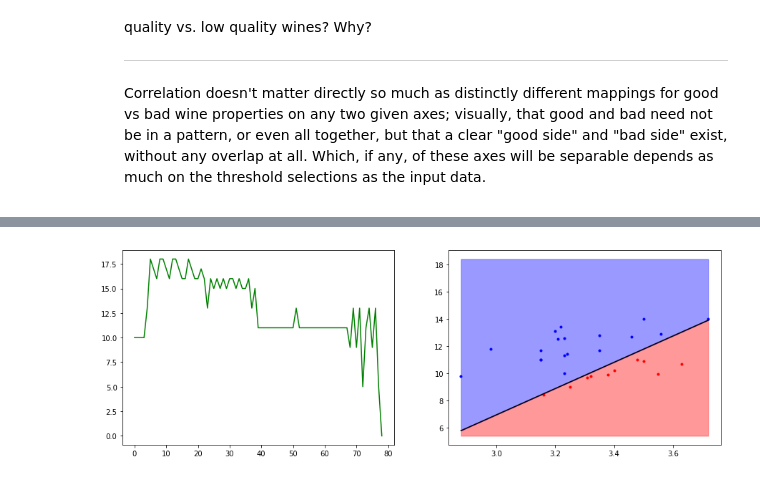
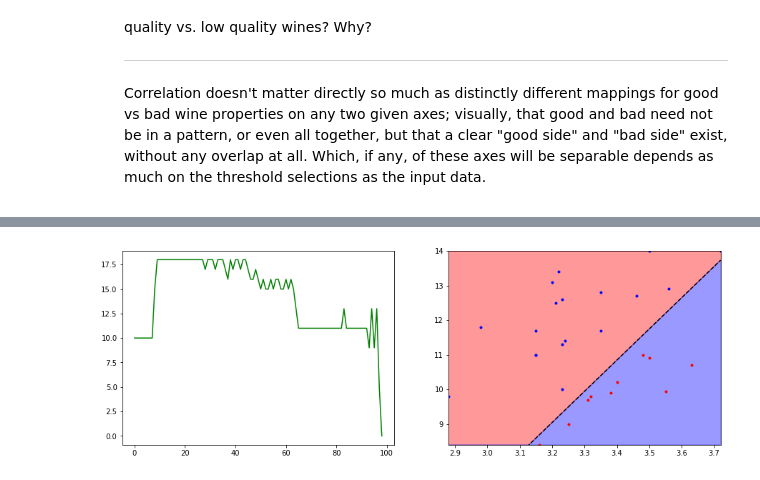
Before and after one commit to DamianDominoDavis/sommalier, a Jupyter notebook: sommalier.ipynb, the cells around one changed output, grey strips where cells are left out. Cells and saved outputs as stored; diff of their text form; code cells hidden in the pictures.

```diff
--- a/sommalier.ipynb
+++ b/sommalier.ipynb
@@ -90,36 +89,29 @@ import matplotlib.pyplot as plt
 import numpy as np
 import pandas
 
-random.seed(42)
+random.seed(24)
 
 class Perceptron:
     def __init__(self, data):
-        # normalize data by column, restore quality, assign expected
         tmp = data[[x for x in data if x != 'quality']]
-        tmp = (tmp-tmp.mean()) / tmp.std() # standardized
+        tmp = (tmp-tmp.mean()) / tmp.std()
         tmp['quality'] = data['quality']
         self.data = data
         self.dimens = tuple(x for x in self.data if x != 'quality')
         self.D = len(self.dimens)
 
-
     def train(self, threshold, rate, epoch=0):
-        # rand init bias, weights
+        ret = []
         bias = random.uniform(-1,1)
         weights = [random.uniform(-1,1)] * self.D
-
         self.data['expected'] = self.data['quality'] >= threshold
-        ret = []
         cur_epoch = 0
         while cur_epoch < epoch or epoch == 0:
             num_errors = 0
             for i in range(self.data.shape[0]):
-                # compare bias to sum of weighted column values
                 xi = self.data.iloc[i]
                 cmp = bias + sum([weights[d] * xi[self.dimens[d]] for d in range(self.D)])
                 yi = int(cmp > 0)
-
-                # rated adjustment towards expected values
                 error = int(xi.expected) - yi
                 if error:
                     num_errors += 1
@@ -127,53 +119,39 @@ class Perceptron:
                     bias += error * rate
             ret.append(tuple([cur_epoch, num_errors, weights, bias]))
             cur_epoch += 1
-            # bail if ever trained to no errors
             if num_errors == 0:
                 break
-            if epoch == 0 and cur_epoch > 1000:
-                return self.train(threshold, rate, epoch)
         return ret
+
+def report(performance, data, good_thresh, bad_thresh,  epoch=-1, save_plot=False):
+    fig = plt.figure(num=1, figsize=[15, 5])
+    ax, bx = fig.subplots(1, 2)
+    print('success in {} epochs!'.format(performance[-1][0]))
+    story = pandas.DataFrame(performance, columns=['epoch', 'errors', 'weights', 'bias'])
+    ax.plot(story['epoch'], story['errors'], 'g-')
+
+    tgood = data[data['quality'] >= gthresh]
+    tbad = data[data['quality'] <= bthresh]
+    bx.axis([np.min(data.pH), np.max(data.pH), np.min(data.alcohol), np.max(data.alcohol)])
+    bx.plot(tgood['pH'], tgood['alcohol'], 'b.')
+    bx.plot(tbad['pH'], tbad['alcohol'], 'r.')
+
+    e = performance[epoch if 0 < epoch and epoch < len(performance) else -1]
+    a, c = -(e[3]/e[2][1])/(e[3]/e[2][0]), -(e[3]/e[2][1])
+    x = [np.min(data.pH), np.max(data.pH)]
+    y = [a*xi + c for xi in x]
+    ym = [np.min(data.alcohol), np.max(data.alcohol)]
+    bx.plot(x, [a*x[0]+c, a*x[1]+c], "k--")
+    bx.fill_between(x, y, ym[1], where=y<=ym[1], color="red", alpha=.4)
+    bx.fill_between(x, y, ym[0], where=y<=ym[1]+100, color="blue", alpha=.4)
+
 
 
 url = 'https://raw.githubusercontent.com/DamianDominoDavis/sommalier/master/winequality-red.csv'
-csv = pandas.read_csv(url, sep=';')
 gthresh, bthresh = 8, 3
-training = csv[['pH', 'alcohol','quality']]
+training = pandas.read_csv(url, sep=';')
+training = training[['pH', 'alcohol','quality']]
 training = training[(training.quality >= gthresh) | (training.quality <= bthresh)]
 per = Perceptron(training)
-fig = plt.figure(num=1, figsize=[15, 5])
-ax, bx = fig.subplots(1, 2)
-
-# errors over epoch
-ret = per.train(gthresh, .001)
-print('success in {} epochs!'.format(ret[-1][0]))
-story = pandas.DataFrame(ret, columns=['epoch', 'errors', 'weights', 'bias'])
-ax.plot(story['epoch'], story['errors'], 'g-')
-
-# pH vs alcohol on good vs bad
-tgood = per.data[per.data['quality'] >= gthresh]
-tbad = per.data[per.data['quality'] <= bthresh]
-bx.plot(tgood['pH'], tgood['alcohol'], 'b.')
-bx.plot(tbad['pH'], tbad['alcohol'], 'r.')
-
-# final decision boundary
-xmin, x, xmax = np.min(per.data.pH),      [], np.max(per.data.pH)
-ymin, y, ymax = np.min(per.data.alcohol), [], np.min(per.data.alcohol)
-bias = ret[-1][3]
-weights = ret[-1][2]
-slope = -(bias/weights[1])/(bias/weights[0])
-intercept = -(bias/weights[1])
-k = 0
-for i in range(101):
-    xi = k + xmin
-    yi = slope * xi + intercept
-#    if ymin <= yi and yi <= ymax:
-    x.append(xi)
-    y.append(yi)
-    k += (xmax - xmin) / 100
-bx.plot(x, y, "k-")
-
-# decision color field
-bx.fill_between(x, y, ymin-3, where=y>ymin-3, color="red", alpha=.4)
-bx.fill_between(x, y, ymax+10, where=y<ymax+10, color="blue", alpha=.4)
+report(per.train(gthresh, 0.001), per.data, gthresh, bthresh)
 # %% [output]
@@ -182 +159 @@ success in 78 epochs!
-[figure, old version]
+[figure, new version]
```
Also changed, not shown: parts of 2 cells of this notebook.
